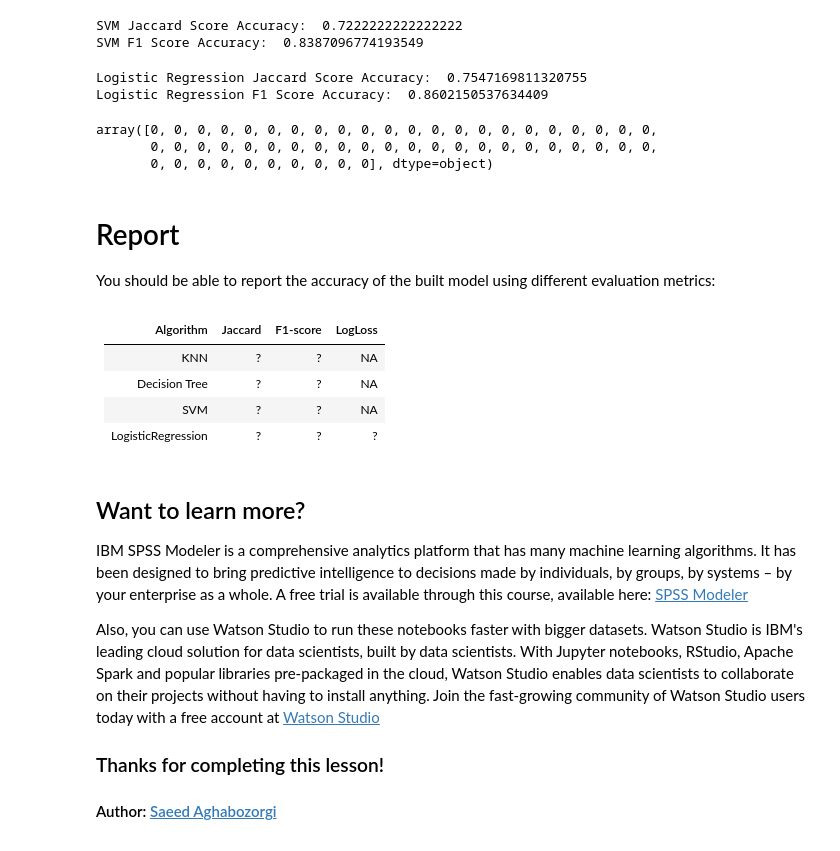
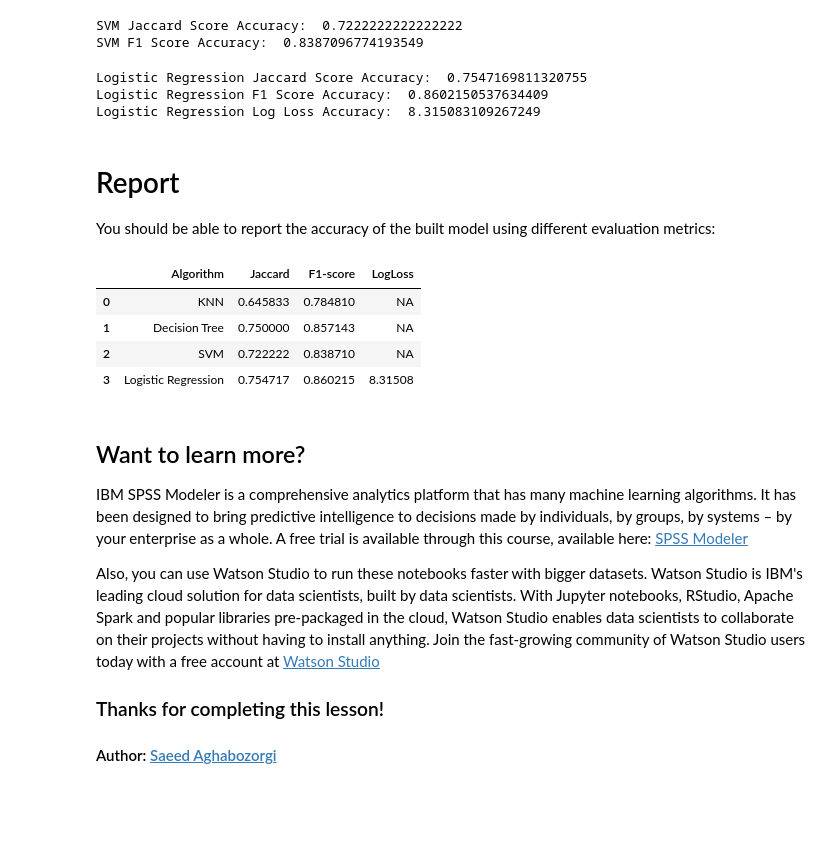
Before and after one commit to kumarashishraj/Coursera-Project-IBM-Studio, a Jupyter notebook: ML0101EN-Proj-Loan-py-v1.ipynb, the cells around one changed output. Cells and saved outputs as stored; diff of their text form; code cells hidden in the pictures; blank space fills up the shorter version.

```diff
--- a/ML0101EN-Proj-Loan-py-v1.ipynb
+++ b/ML0101EN-Proj-Loan-py-v1.ipynb
@@ -495,29 +493,31 @@ print("SVM F1 Score Accuracy: ", f1_score(y_test, svm_pred, pos_label="PAIDOFF")
 SVM Jaccard Score Accuracy:  0.7222222222222222
 SVM F1 Score Accuracy:  0.8387096774193549
 # %%
-print("Logistic Regression Jaccard Score Accuracy: ", jaccard_score(y_test, lr_pred, pos_label="PAIDOFF"))
-print("Logistic Regression F1 Score Accuracy: ", f1_score(y_test, lr_pred, pos_label="PAIDOFF"))
+print("Logistic Regression Jaccard Score Accuracy: ", jaccard_score(y_test, lr_pred))
+print("Logistic Regression F1 Score Accuracy: ", f1_score(y_test, lr_pred))
+print("Logistic Regression Log Loss Accuracy: ", log_loss(y_test, lr_pred))
 # %% [output]
 Logistic Regression Jaccard Score Accuracy:  0.7547169811320755
 Logistic Regression F1 Score Accuracy:  0.8602150537634409
+Logistic Regression Log Loss Accuracy:  8.315083109267249
-# %%
-
-print("Logistic Regression Log Loss Accuracy: ", log_loss(y_test, tree_pred))
-# %% [output]
-array([0, 0, 0, 0, 0, 0, 0, 0, 0, 0, 0, 0, 0, 0, 0, 0, 0, 0, 0, 0, 0, 0,
-       0, 0, 0, 0, 0, 0, 0, 0, 0, 0, 0, 0, 0, 0, 0, 0, 0, 0, 0, 0, 0, 0,
-       0, 0, 0, 0, 0, 0, 0, 0, 0, 0], dtype=object)
 # %% [markdown]
 # Report
 
 You should be able to report the accuracy of the built model using different evaluation metrics:
-# %% [markdown]
-| Algorithm          | Jaccard | F1-score | LogLoss |
-|--------------------|---------|----------|---------|
-| KNN                | ?       | ?        | NA      |
-| Decision Tree      | ?       | ?        | NA      |
-| SVM                | ?       | ?        | NA      |
-| LogisticRegression | ?       | ?        | ?       |
+# %%
+dict = {'Algorithm':["KNN", "Decision Tree", "SVM", "Logistic Regression"],
+        'Jaccard': [jaccard_score(y_test, knn_pred), jaccard_score(y_test, tree_pred), jaccard_score(y_test, svm_pred), jaccard_score(y_test, lr_pred)],
+        'F1-score':[f1_score(y_test, knn_pred), f1_score(y_test, tree_pred), f1_score(y_test, svm_pred), f1_score(y_test, lr_pred)],
+        'LogLoss':['NA', 'NA', 'NA', log_loss(y_test, lr_pred)]}
+
+Report = pd.DataFrame(dict)
+Report
+# %% [output]
+|  | Algorithm | Jaccard | F1-score | LogLoss |
+| 0 | KNN | 0.645833 | 0.784810 | NA |
+| 1 | Decision Tree | 0.750000 | 0.857143 | NA |
+| 2 | SVM | 0.722222 | 0.838710 | NA |
+| 3 | Logistic Regression | 0.754717 | 0.860215 | 8.31508 |
 # %% [markdown]
 <h2>Want to learn more?</h2>
 
```
Also changed, not shown: parts of 14 cells of this notebook.
